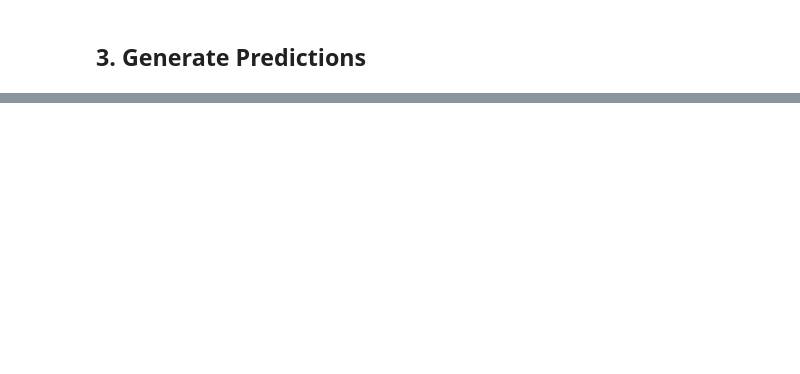
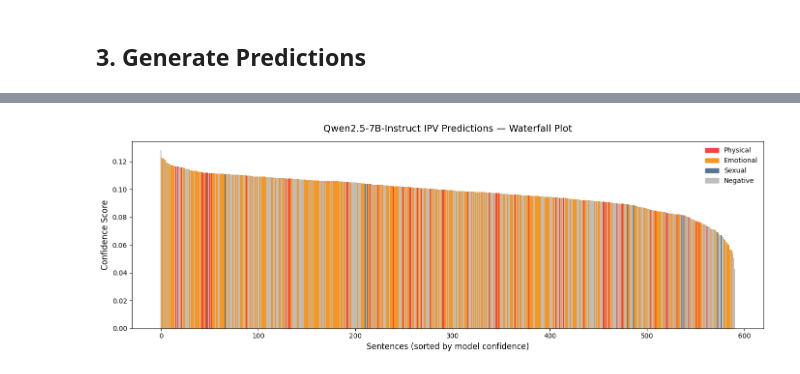
Before and after one commit to zelaneroz/ipvresearch25, a Jupyter notebook: 1_LLM_Eval/qwen3.ipynb, the cells around one changed output, grey strips where cells are left out. Cells and saved outputs as stored; diff of their text form; code cells hidden in the pictures; blank space fills up the shorter version.

```diff
--- a/1_LLM_Eval/qwen3.ipynb
+++ b/1_LLM_Eval/qwen3.ipynb
@@ -532,0 +360,58 @@ print(json.dumps(output_records[:3], indent=2))
+# %%
+import json
+import pandas as pd
+import matplotlib.pyplot as plt
+import matplotlib.patches as mpatches
+
+# ===== Load predictions =====
+path = "/content/ipvresearch25/1_LLM_Eval/test_results/ipvresearch_predictions_partial.json"
+df = pd.read_json(path)
+
+# ===== Determine dominant subtype and IPV presence =====
+def get_type(row):
+    if row["physical"] == 1:
+        return "Physical"
+    elif row["sexual"] == 1:
+        return "Sexual"
+    elif row["emotional"] == 1:
+        return "Emotional"
+    else:
+        return "Negative"
+
+df["Type"] = df.apply(get_type, axis=1)
+
+# ===== Sort by confidence descending =====
+df = df.sort_values("confidence_score", ascending=False).reset_index(drop=True)
+
+# ===== Define DETECTIPV-like color palette =====
+colors = {
+    "Physical": "#F94144",   # red
+    "Emotional": "#F8961E",  # orange
+    "Sexual": "#577590",     # blue
+    "Negative": "#BDBDBD"    # gray
+}
+df["Color"] = df["Type"].map(colors)
+
+# ===== Plot waterfall =====
+plt.figure(figsize=(14, 5))
+plt.bar(
+    x=range(len(df)),
+    height=df["confidence_score"],
+    color=df["Color"],
+    width=1.0,
+    edgecolor="none"
+)
+
+# ===== Labels & title =====
+plt.title("Qwen2.5-7B-Instruct IPV Predictions — Waterfall Plot", fontsize=14, pad=15)
+plt.xlabel("Sentences (sorted by model confidence)", fontsize=12)
+plt.ylabel("Confidence Score", fontsize=12)
+
+# ===== Legend =====
+patches = [mpatches.Patch(color=c, label=l) for l, c in colors.items()]
+plt.legend(handles=patches, loc="upper right", frameon=False)
+
+plt.tight_layout()
+plt.show()
+# %% [output]
+[figure, added]
```
Also changed, not shown: parts of 16 cells of this notebook, 42 other files.
